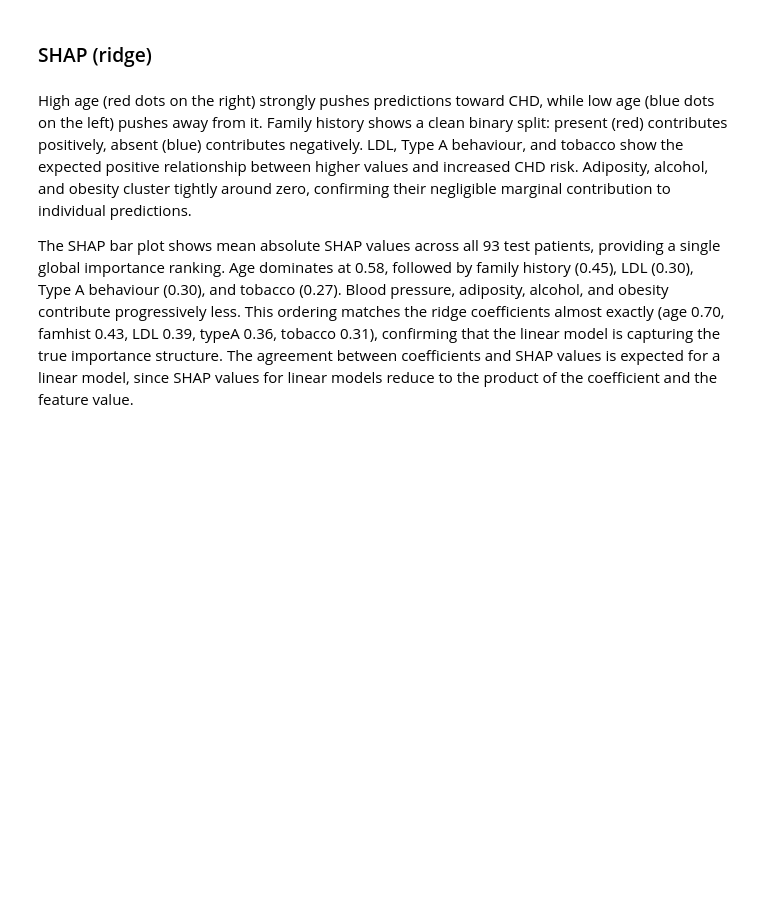
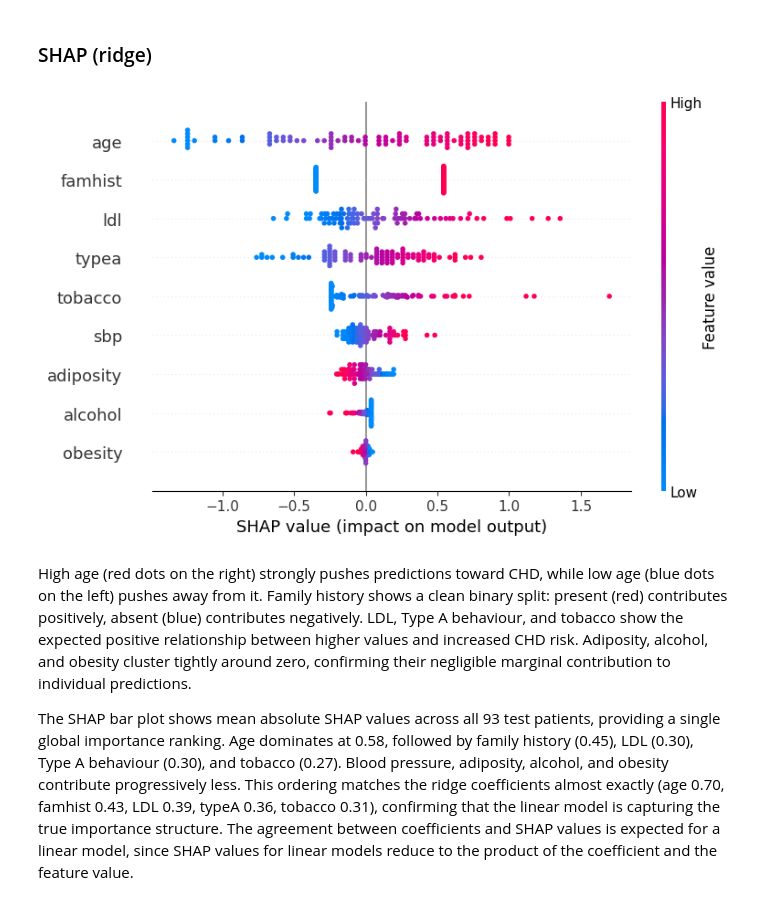
Before and after one commit to ytterbiu/SMM636-ML-a02-heart-disease, a Jupyter notebook: ml-smm636-a02-heart-disease.ipynb, the cells around one changed output. Cells and saved outputs as stored; diff of their text form; code cells hidden in the pictures; blank space fills up the shorter version.

```diff
--- a/ml-smm636-a02-heart-disease.ipynb
+++ b/ml-smm636-a02-heart-disease.ipynb
@@ -678,32 +693,37 @@ From a clinical perspective, this does not mean LDL is unimportant for heart dis
 # %%
 # SHAP for Ridge LR
 # (linear model — exact SHAP values, no approximation)
 explainer = shap.LinearExplainer(
     best_lr, X_train_scaled, feature_names=X.columns.tolist()
 )
 shap_values = explainer.shap_values(X_test_scaled)
 
 # Summary plot — replaces/unifies all three importance methods
 fig, ax = plt.subplots()
 shap.summary_plot(
     shap_values, X_test_scaled, feature_names=X.columns.tolist(), show=False
 )
 plt.tight_layout()
 savefig("fig_shap_summary")
 plt.show()
 
 shap.plots.bar(explainer(X_test_scaled), show=False)
 plt.tight_layout()
 savefig("fig_shap_bar")
 <<<<<<< local
+<<<<<<< local
 =======
 plt.show()
 
 shap.plots.heatmap(explainer(X_test_scaled))
 plt.tight_layout()
 savefig("fig_shap_heatmap")
 >>>>>>> remote
+=======
+>>>>>>> remote
 plt.show()
+# %% [output]
+[figure, added]
 # %% [markdown]
 High age (red dots on the right) strongly pushes predictions toward CHD, while low age (blue dots on the left) pushes away from it. Family history shows a clean binary split: present (red) contributes positively, absent (blue) contributes negatively. LDL, Type A behaviour, and tobacco show the expected positive relationship between higher values and increased CHD risk. Adiposity, alcohol, and obesity cluster tightly around zero, confirming their negligible marginal contribution to individual predictions.
 
```
Also changed, not shown: parts of 13 cells of this notebook.
